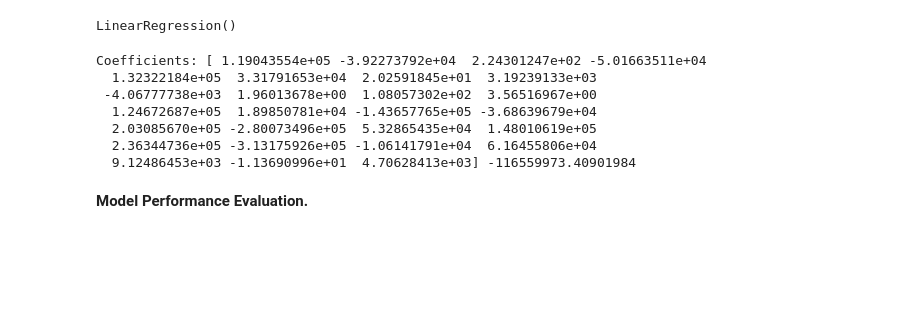
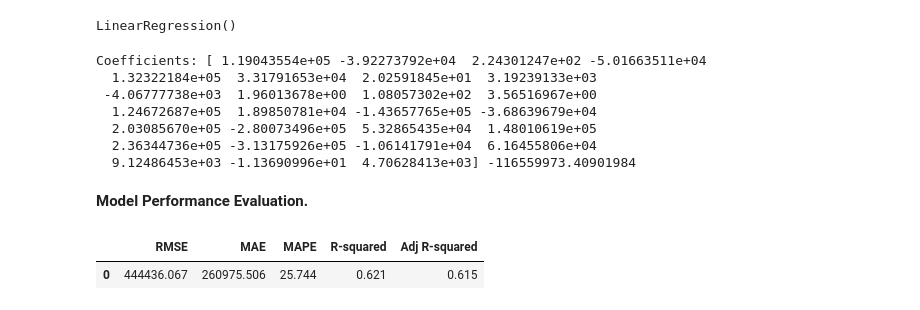
Before and after one commit to Nnaemeka-ch/Melbourne_Housing_Analysis, a Jupyter notebook: Melbourne_housing.ipynb, the cells around one changed output. Saved outputs shown, nothing was run; the diff lists cells and outputs as text; code cells hidden in the pictures; blank space fills up the shorter version.

Commit message:
Model building update

```diff
--- a/Melbourne_housing.ipynb
+++ b/Melbourne_housing.ipynb
@@ -888,0 +963,6 @@ Coefficients: [ 1.19043554e+05 -3.92273792e+04  2.24301247e+02 -5.01663511e+04
+# %%
+lin_reg_test_perf = model_performance_regression(lin_reg, X_test, y_test)
+lin_reg_test_perf
+# %% [output]
+|  | RMSE | MAE | MAPE | R-squared | Adj R-squared |
+| 0 | 444436.067 | 260975.506 | 25.744 | 0.621 | 0.615 |
```
Also changed, not shown: parts of 3 cells of this notebook.
